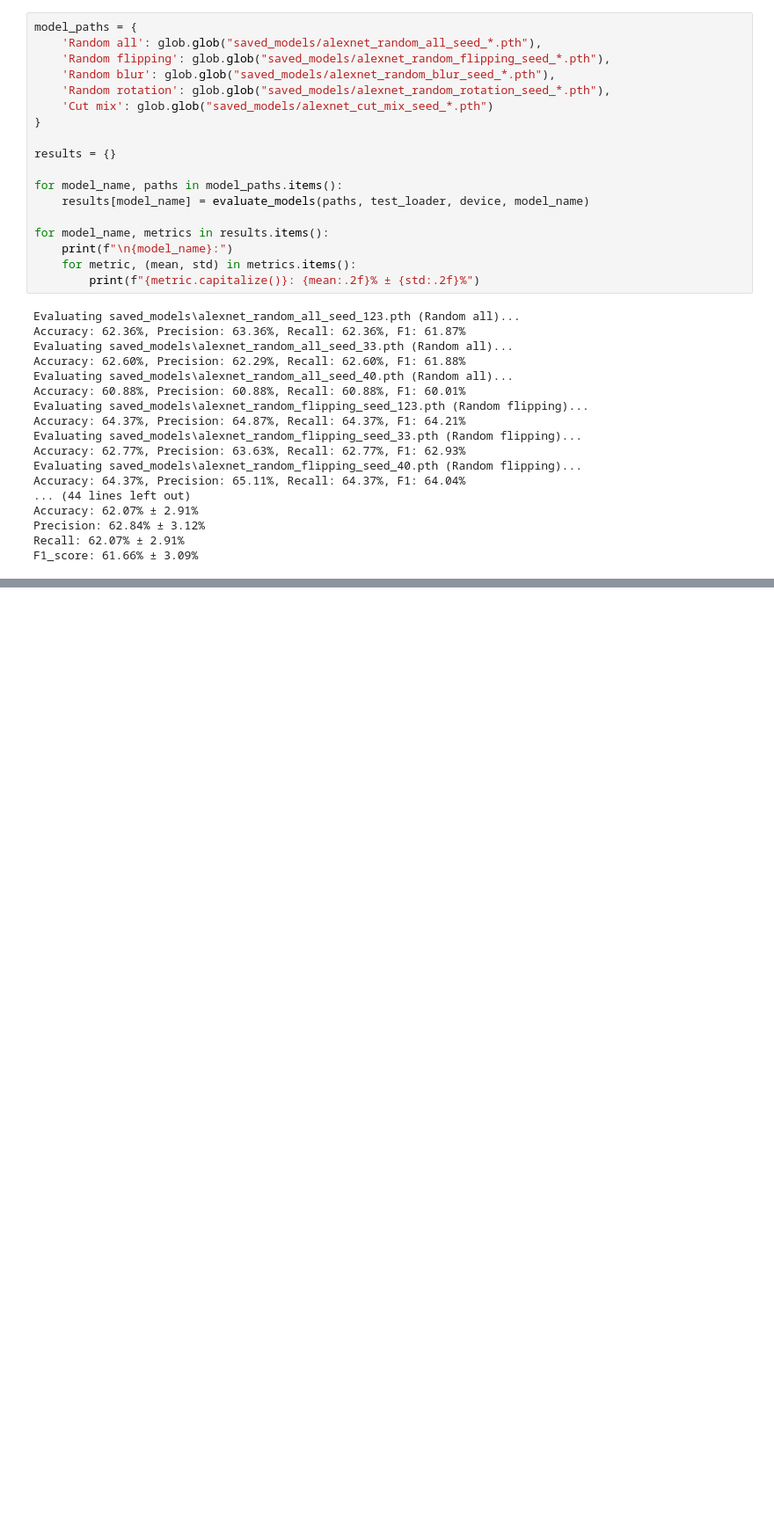
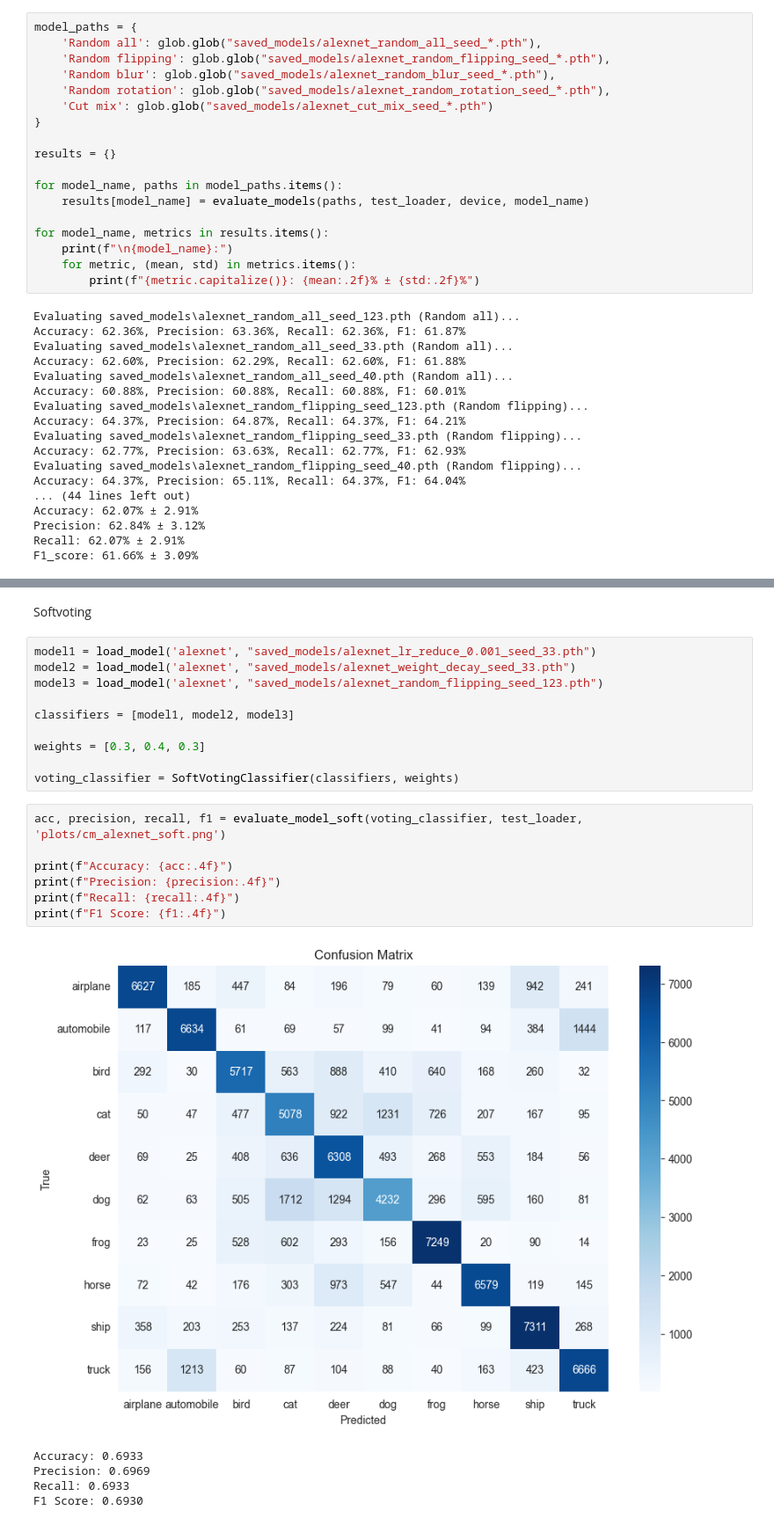
Before and after one commit to acharuza/deep_learning_project, a Jupyter notebook: model_experiments.ipynb, the cells around one changed output, grey strips where cells are left out. Shown at 88% size. Drawn from its saved outputs; the diff is of its cells as text; blank space fills up the shorter version.

Commit message:
models test

```diff
--- a/model_experiments.ipynb
+++ b/model_experiments.ipynb
@@ -479,0 +606,25 @@ F1_score: 61.66% ± 3.09%
+# %% [markdown]
+Softvoting
+# %%
+model1 = load_model('alexnet', "saved_models/alexnet_lr_reduce_0.001_seed_33.pth")
+model2 = load_model('alexnet', "saved_models/alexnet_weight_decay_seed_33.pth")
+model3 = load_model('alexnet', "saved_models/alexnet_random_flipping_seed_123.pth")
+
+classifiers = [model1, model2, model3]
+
+weights = [0.3, 0.4, 0.3]
+
+voting_classifier = SoftVotingClassifier(classifiers, weights)
+# %%
+acc, precision, recall, f1 = evaluate_model_soft(voting_classifier, test_loader, 'plots/cm_alexnet_soft.png')
+
+print(f"Accuracy: {acc:.4f}")
+print(f"Precision: {precision:.4f}")
+print(f"Recall: {recall:.4f}")
+print(f"F1 Score: {f1:.4f}")
+# %% [output]
+[figure, added]
+Accuracy: 0.6933
+Precision: 0.6969
+Recall: 0.6933
+F1 Score: 0.6930
```
Also changed, not shown: parts of 17 cells of this notebook.
